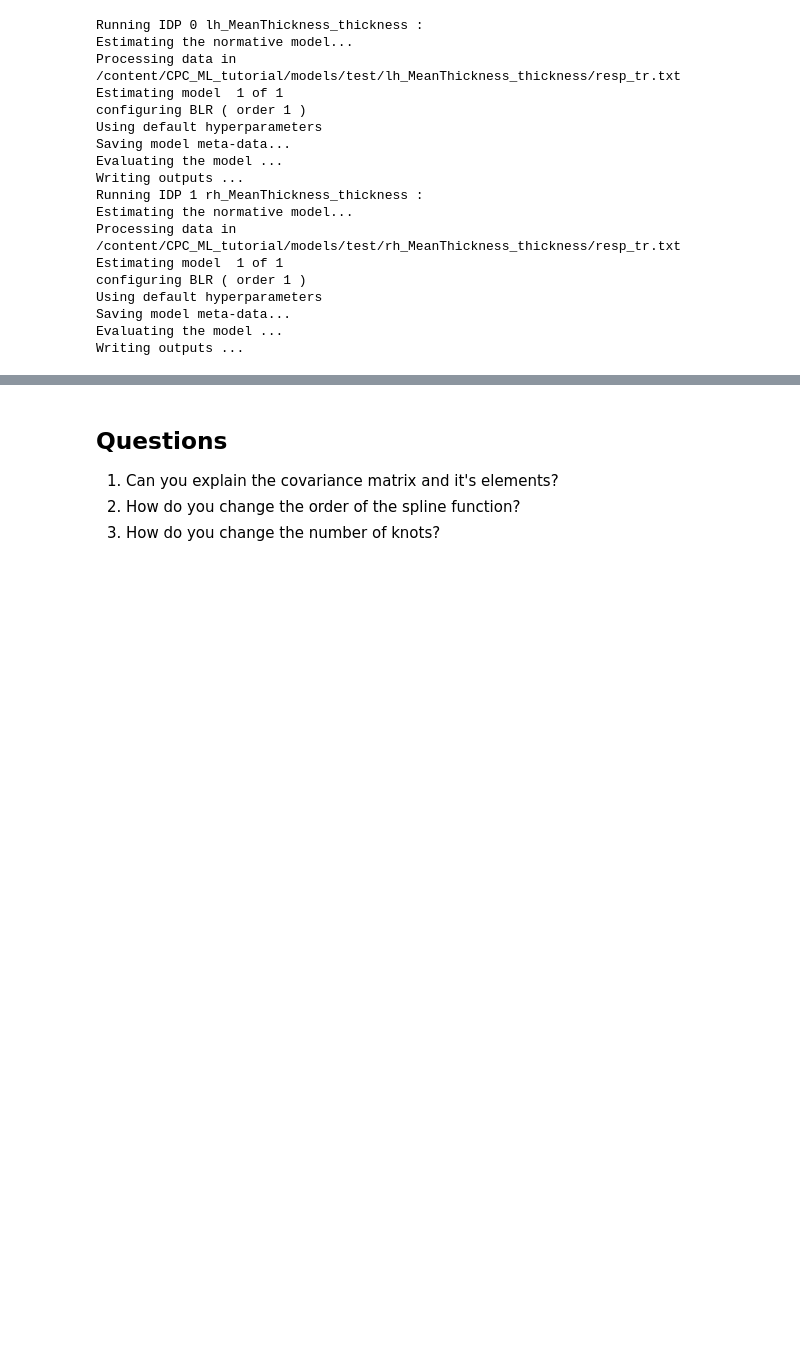
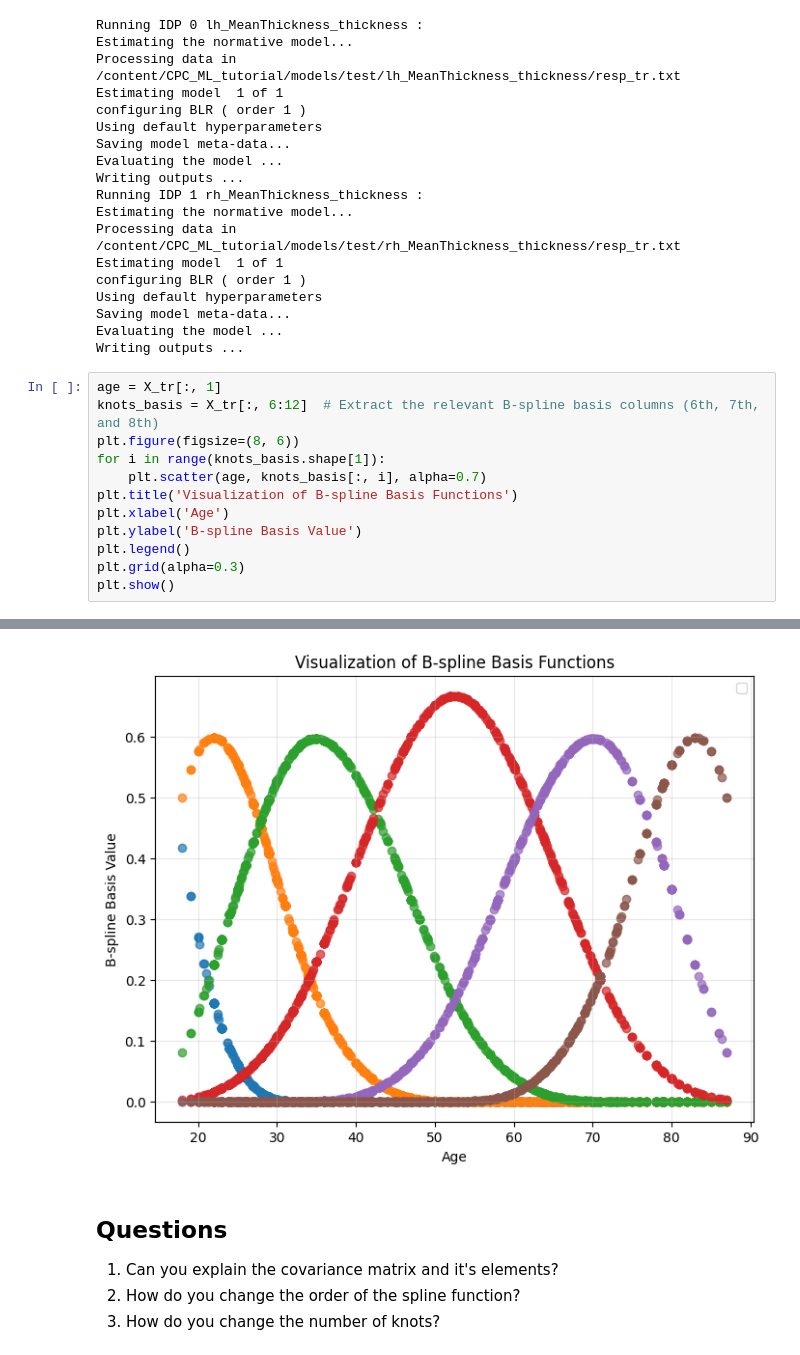
Before and after one commit to likeajumprope/Tutorial_normative_modelling, a Jupyter notebook: tasks/1_fit_normative_models.ipynb, the cells around one changed output, grey strips where cells are left out. Cells and saved outputs as stored; diff of their text form; blank space fills up the shorter version.

```diff
--- a/tasks/1_fit_normative_models.ipynb
+++ b/tasks/1_fit_normative_models.ipynb
@@ -229,3 +230,16 @@ Using default hyperparameters
 Saving model meta-data...
 Evaluating the model ...
 Writing outputs ...
+# %%
+age = X_tr[:, 1]
+knots_basis = X_tr[:, 6:12]  # Extract the relevant B-spline basis columns (6th, 7th, and 8th)
+plt.figure(figsize=(8, 6))
+for i in range(knots_basis.shape[1]):
+    plt.scatter(age, knots_basis[:, i], alpha=0.7)
+plt.title('Visualization of B-spline Basis Functions')
+plt.xlabel('Age')
+plt.ylabel('B-spline Basis Value')
+plt.legend()
+plt.grid(alpha=0.3)
+plt.show()
+# %% [output]
@@ -232,3 +247,4 @@ Writing outputs ...
+[figure, added]
 # %% [markdown]
 ## Questions
 1. Can you explain the covariance matrix and it's elements?
```
Also changed, not shown: parts of 2 cells of this notebook.
